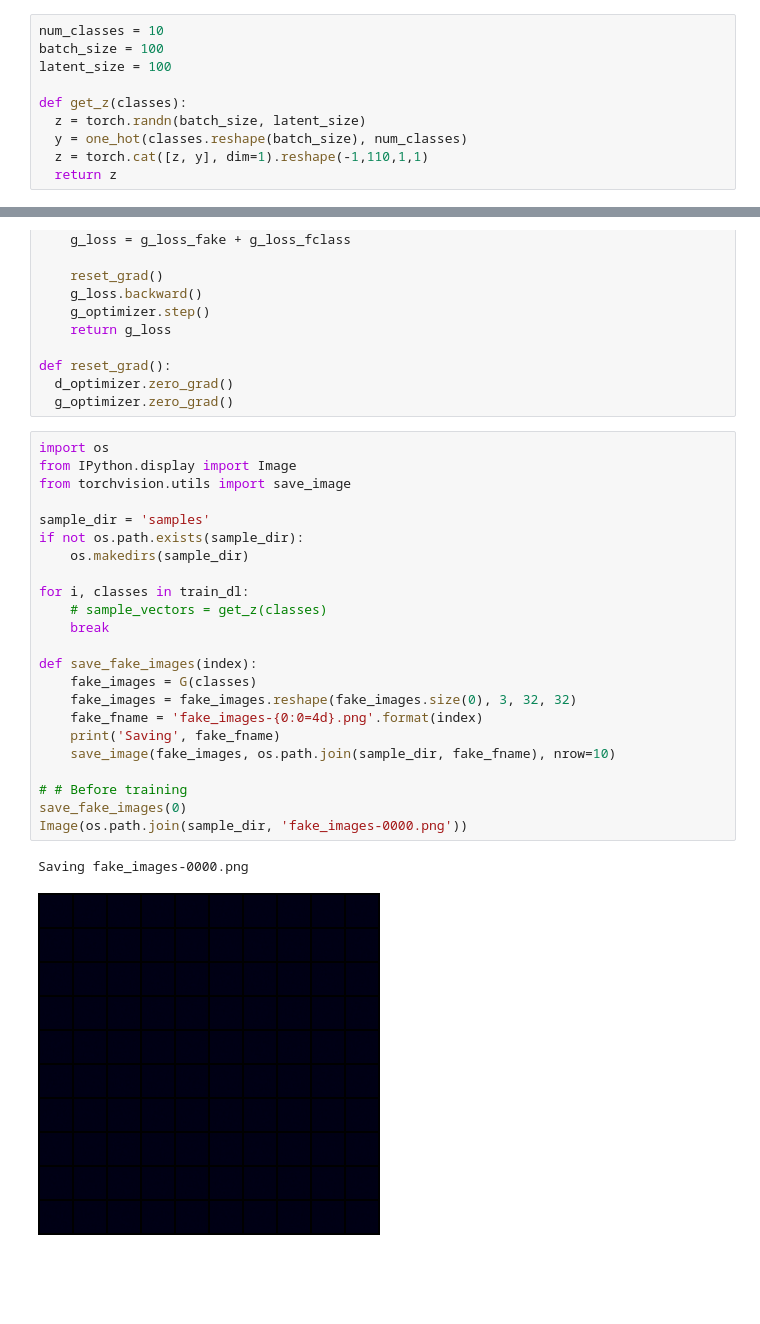
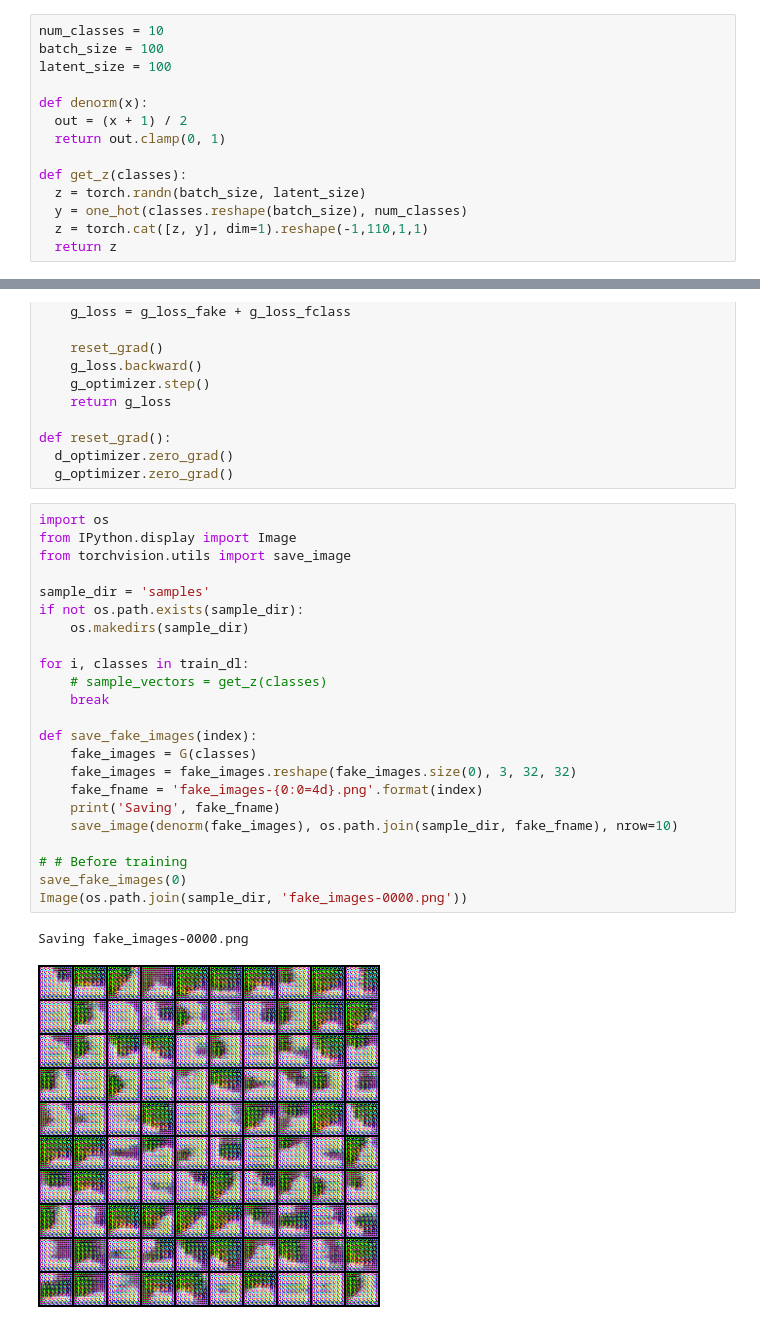
Before and after one commit to soucs/ac-gans, a Jupyter notebook: ac_gans.ipynb, the cells around one changed output, grey strips where cells are left out. Saved outputs shown, nothing was run; the diff lists cells and outputs as text; blank space fills up the shorter version.

```diff
--- a/ac_gans.ipynb
+++ b/ac_gans.ipynb
@@ -31,6 +31,10 @@ Files already downloaded and verified
 num_classes = 10
 batch_size = 100
 latent_size = 100
+
+def denorm(x):
+  out = (x + 1) / 2
+  return out.clamp(0, 1)
 
 def get_z(classes):
   z = torch.randn(batch_size, latent_size)
@@ -140,27 +144,27 @@ def reset_grad():
 # %%
 import os
 from IPython.display import Image
 from torchvision.utils import save_image
 
 sample_dir = 'samples'
 if not os.path.exists(sample_dir):
     os.makedirs(sample_dir)
 
 for i, classes in train_dl:
     # sample_vectors = get_z(classes)
     break
 
 def save_fake_images(index):
     fake_images = G(classes)
     fake_images = fake_images.reshape(fake_images.size(0), 3, 32, 32)
     fake_fname = 'fake_images-{0:0=4d}.png'.format(index)
     print('Saving', fake_fname)
-    save_image(fake_images, os.path.join(sample_dir, fake_fname), nrow=10)
+    save_image(denorm(fake_images), os.path.join(sample_dir, fake_fname), nrow=10)
 
 # # Before training
 save_fake_images(0)
 Image(os.path.join(sample_dir, 'fake_images-0000.png'))
 # %% [output]
 Saving fake_images-0000.png
-[figure, old version]
+[figure, new version]
 # %%
```
Also changed, not shown: parts of 2 cells of this notebook.
